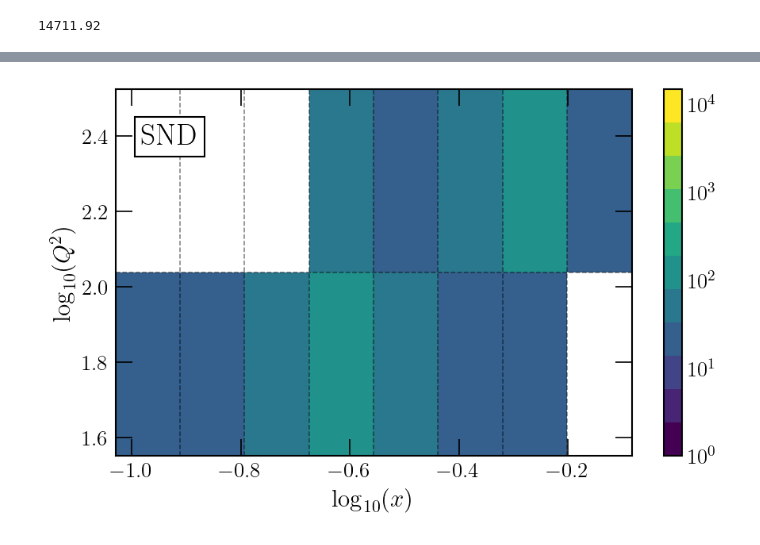
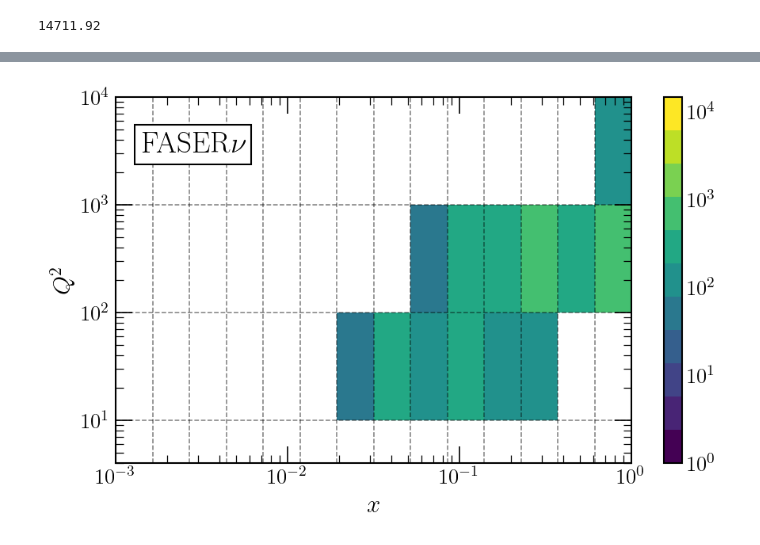
Before and after one commit to LHCfitNikhef/FPF-WG1, a Jupyter notebook: results/plot-2dhistograms.ipynb, the cells around one changed output, grey strips where cells are left out. Drawn from its saved outputs; the diff is of its cells as text; code cells hidden in the pictures.

Commit message:
Update hist2d plots

```diff
--- a/results/plot-2dhistograms.ipynb
+++ b/results/plot-2dhistograms.ipynb
@@ -236,4 +228,2 @@ separate_experiments(grouped_datasets, expname="FLArE100", binning=(9, 4))
 # %%
-separate_experiments(grouped_datasets, expname="SND", binning=(8, 2))
+# separate_experiments(grouped_datasets, expname="SND", binning=(8, 2))
-# %% [output]
-[figure, removed]
@@ -239,0 +279,4 @@ separate_experiments(grouped_datasets, expname="SND", binning=(8, 2))
+# %%
+updated_separate_experiments(grouped_datasets, expname="FASERv", binning=15)
+# %% [output]
+[figure, added]
```
Also changed, not shown: parts of 9 cells of this notebook, 8 other files.
